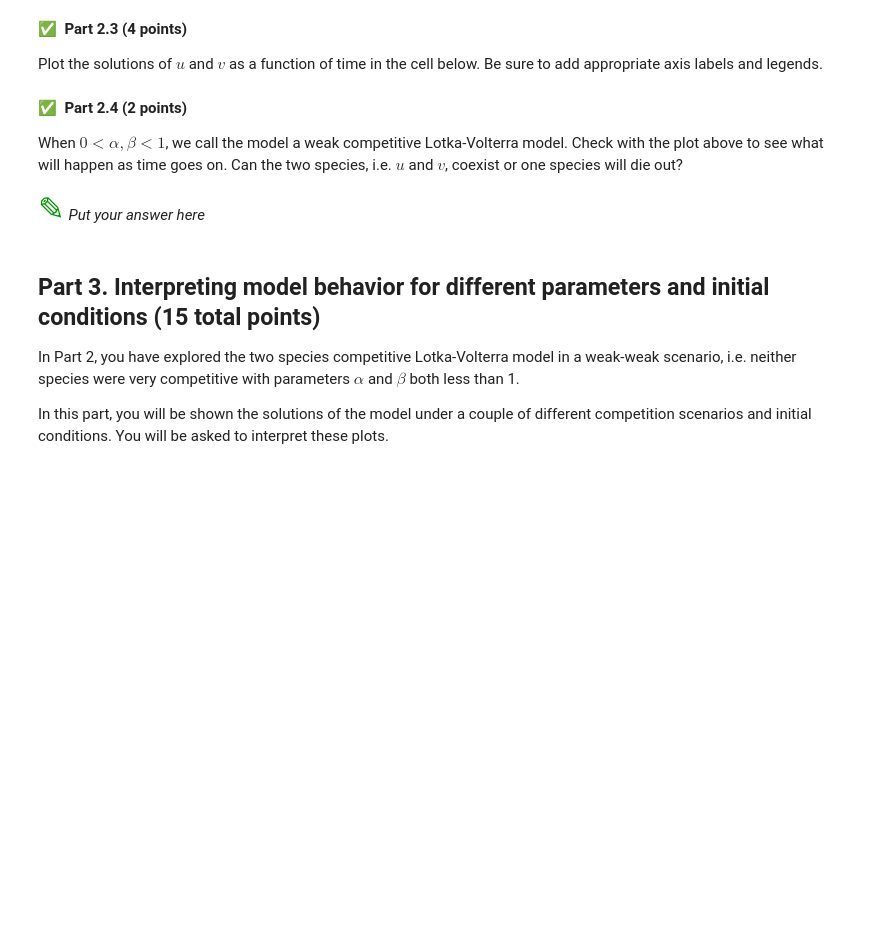
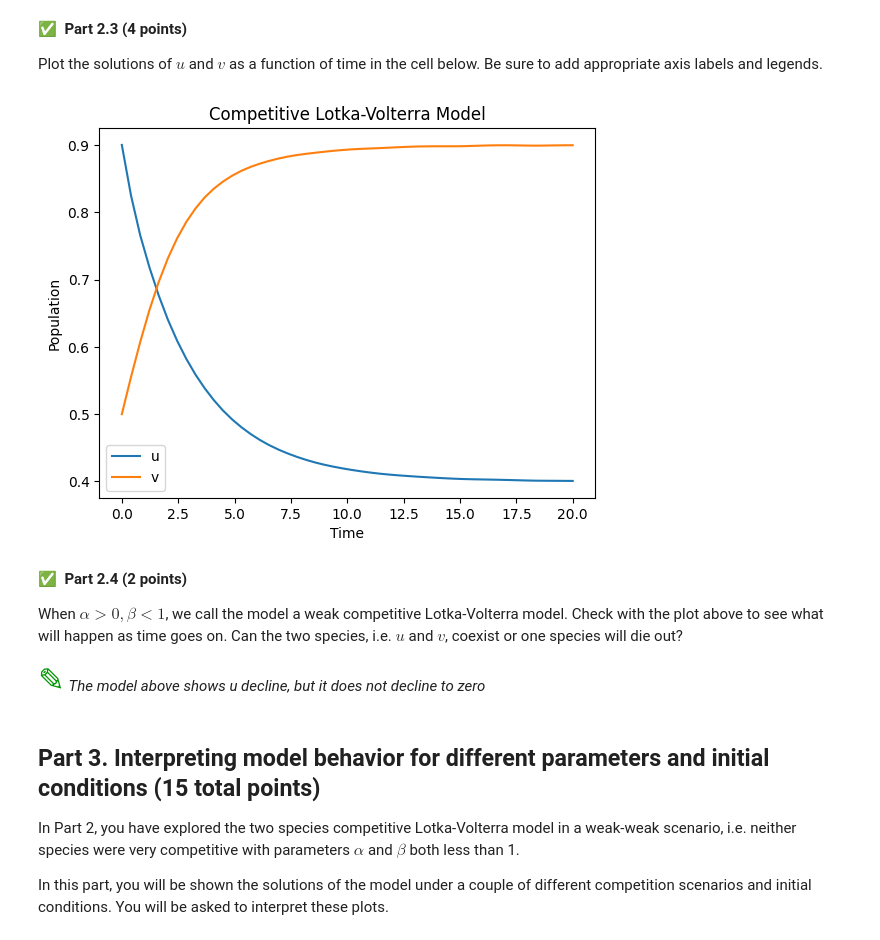
Before and after one commit to andrew-koren/cautious-adventure, a Jupyter notebook: my stuff/cmse/HW4_FS2023-STUDENT.ipynb, the cells around one changed output. Cells and saved outputs as stored; diff of their text form; code cells hidden in the pictures; blank space fills up the shorter version.

```diff
--- a/my stuff/cmse/HW4_FS2023-STUDENT.ipynb
+++ b/my stuff/cmse/HW4_FS2023-STUDENT.ipynb
@@ -148,3 +158,11 @@ Define the derivative function for the two species competitive Lotka-Volterra mo
+# %%
+# write your function here
+def deriv_comp(t,init,a,b,r):
+    u,v = init
+    #a,b,r = coeff
+    dudt = u*(1-u-a*v)
+    dvdt = r*v*(1-v-b*u)
+    return dudt, dvdt
 # %% [markdown]
 &#9989;&nbsp; **Part 2.2 (6 points)**
 
@@ -154,3 +170,16 @@ Using `solve_ivp`, compute the numeric solution for two species competitive Lotk
+# %%
+# put your code here
+u,v = 0.9, 0.5
+a = 2/3
+b = 1/4
+r = 1
+initial = [u, v]
+#coeff = [a,b,r]
+time = np.linspace(0,20,50)
+
+result = solve_ivp(deriv_comp,(0,20),initial, t_eval = time, args=(a,b,r))
+u = result.y[0]
+v = result.y[1]
 # %% [markdown]
 &#9989;&nbsp; **Part 2.3 (4 points)**
 
@@ -160,9 +187,22 @@ Plot the solutions of $u$ and $v$ as a function of time in the cell below. Be su
+# %%
+# put our code here
+import matplotlib.pyplot as plt
+plt.title('Competitive Lotka-Volterra Model')
+
+plt.plot(time,u, label = 'u')
+plt.plot(time,v, label = 'v')
+plt.legend()
+plt.ylabel('Population')
+plt.xlabel('Time')
+plt.show()
+# %% [output]
+[figure, added]
 # %% [markdown]
 &#9989;&nbsp; **Part 2.4 (2 points)**
 
-When $0 < \alpha,\beta <1$, we call the model a weak competitive Lotka-Volterra model. Check with the plot above to see what will happen as time goes on. Can the two species, i.e. $u$ and $v$, coexist or one species will die out?
+When $\alpha > 0,\beta <1$, we call the model a weak competitive Lotka-Volterra model. Check with the plot above to see what will happen as time goes on. Can the two species, i.e. $u$ and $v$, coexist or one species will die out?
 # %% [markdown]
-<font size=6 color="#009600">&#9998;</font> *Put your answer here*
+<font size=6 color="#009600">&#9998;</font> *The model above shows u decline, but it does not decline to zero*
 # %% [markdown]
 <a id="part_3"></a>
 ## Part 3. Interpreting model behavior for different parameters and initial conditions  (15 total points)
```
Also changed, not shown: parts of 27 cells of this notebook.
